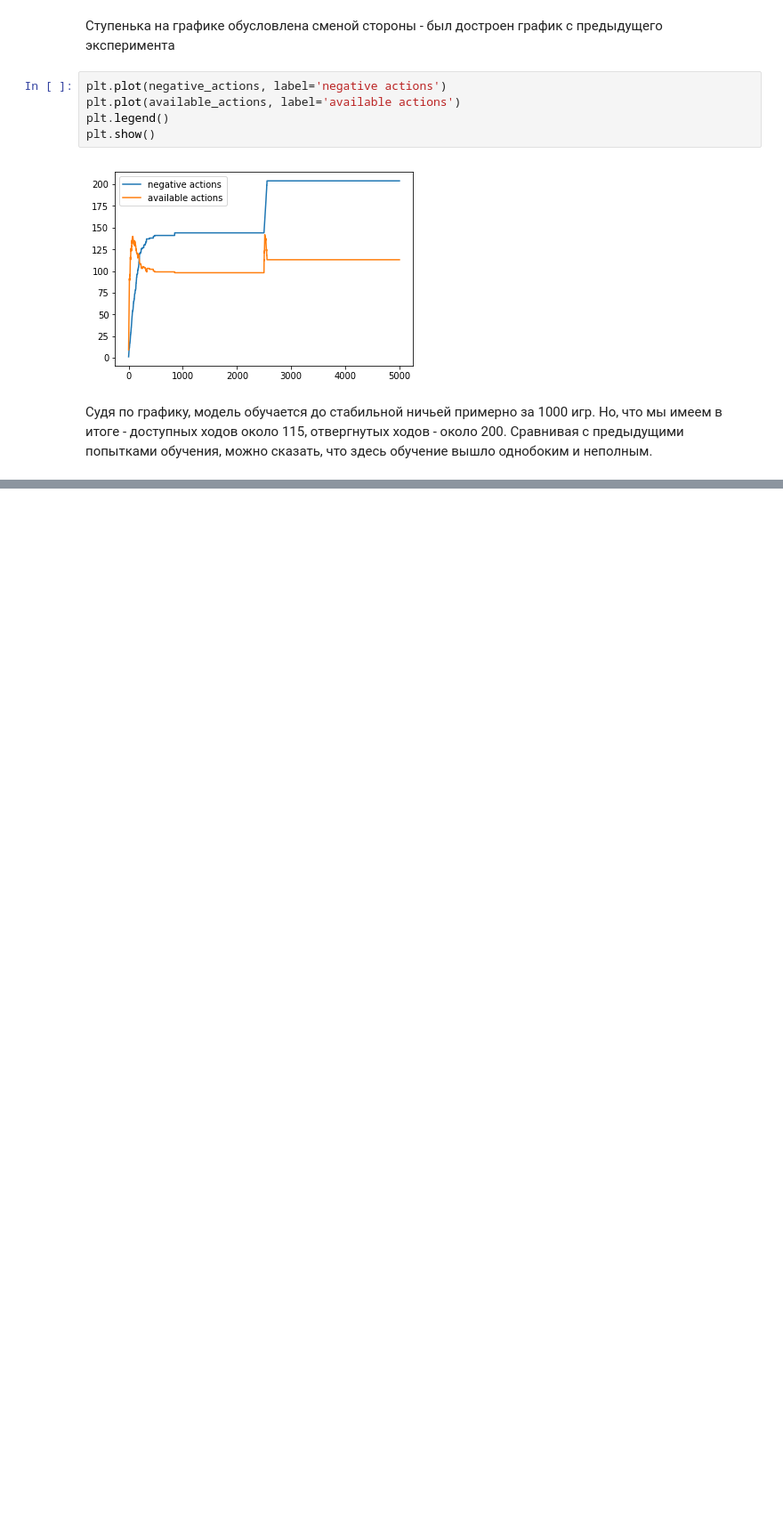
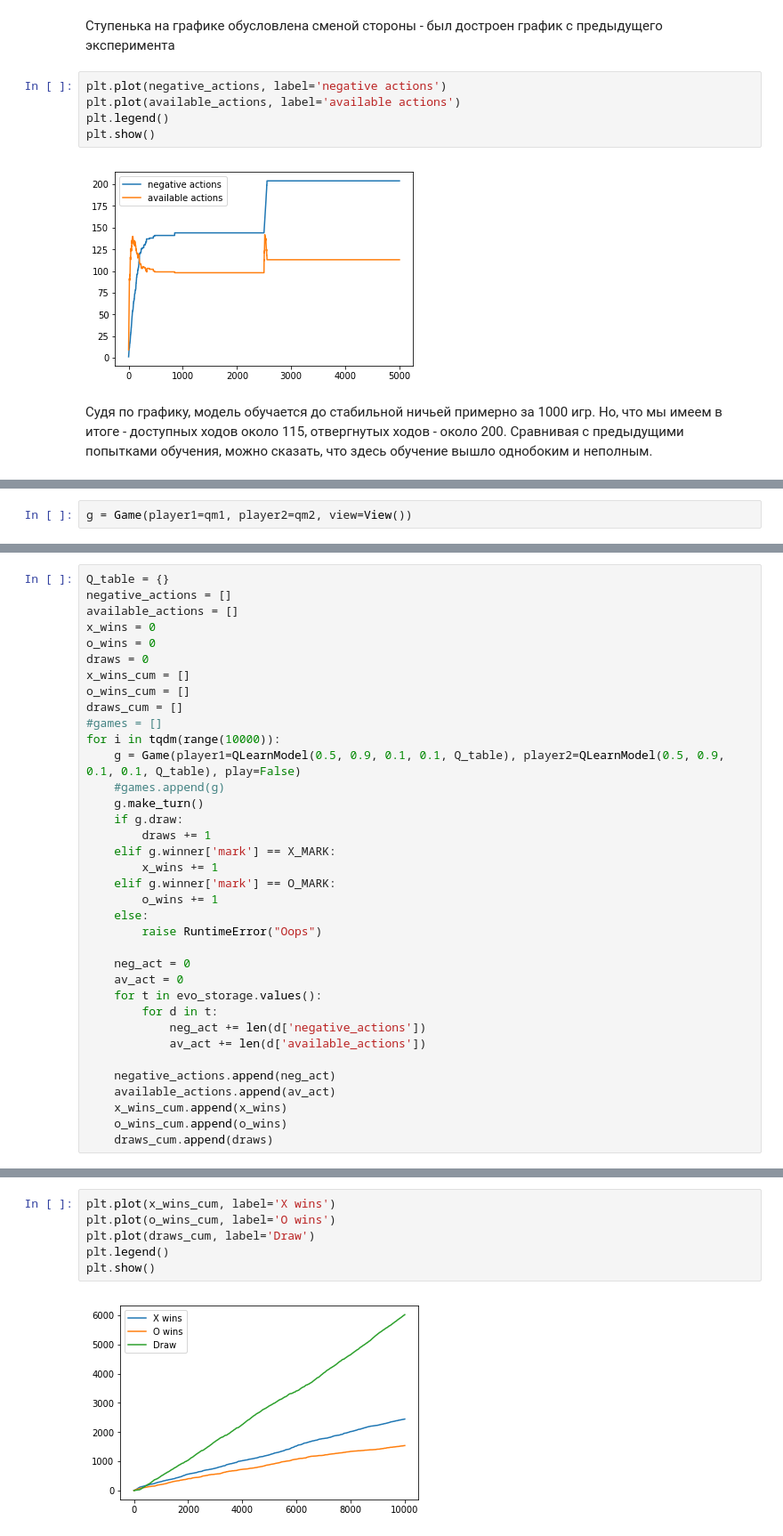
Before and after one commit to vlad-korotych/tic-tac-toe, a Jupyter notebook: ttt.ipynb, the cells around one changed output, grey strips where cells are left out. Shown at 89% size. Saved outputs shown, nothing was run; the diff lists cells and outputs as text; blank space fills up the shorter version.

```diff
--- a/ttt.ipynb
+++ b/ttt.ipynb
@@ -847,0 +994,2 @@ plt.show()
+# %%
+g = Game(player1=qm1, player2=qm2, view=View())
@@ -847,0 +1054,36 @@ plt.show()
+# %%
+Q_table = {}
+negative_actions = []
+available_actions = []
+x_wins = 0
+o_wins = 0
+draws = 0
+x_wins_cum = []
+o_wins_cum = []
+draws_cum = []
+#games = []
+for i in tqdm(range(10000)):
+    g = Game(player1=QLearnModel(0.5, 0.9, 0.1, 0.1, Q_table), player2=QLearnModel(0.5, 0.9, 0.1, 0.1, Q_table), play=False)
+    #games.append(g)
+    g.make_turn()
+    if g.draw:
+        draws += 1
+    elif g.winner['mark'] == X_MARK:
+        x_wins += 1
+    elif g.winner['mark'] == O_MARK:
+        o_wins += 1
+    else:
+        raise RuntimeError("Oops")
+
+    neg_act = 0
+    av_act = 0
+    for t in evo_storage.values():
+        for d in t:
+            neg_act += len(d['negative_actions'])
+            av_act += len(d['available_actions'])
+
+    negative_actions.append(neg_act)
+    available_actions.append(av_act)
+    x_wins_cum.append(x_wins)
+    o_wins_cum.append(o_wins)
+    draws_cum.append(draws)
@@ -847,0 +1092,8 @@ plt.show()
+# %%
+plt.plot(x_wins_cum, label='X wins')
+plt.plot(o_wins_cum, label='O wins')
+plt.plot(draws_cum, label='Draw')
+plt.legend()
+plt.show()
+# %% [output]
+[figure, added]
```
Also changed, not shown: parts of 26 cells of this notebook.
